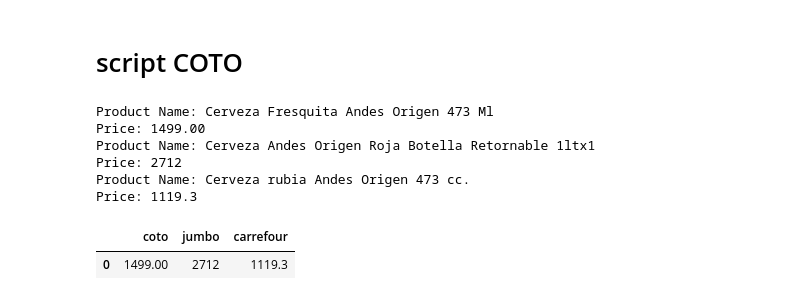
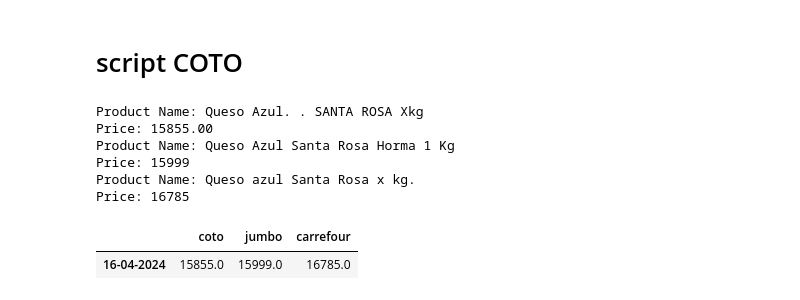
Before and after one commit to polybius12/web_scraping, a Jupyter notebook: scraping_raw.ipynb, the cells around one changed output. Cells and saved outputs as stored; diff of their text form; code cells hidden in the pictures.

```diff
--- a/scraping_raw.ipynb
+++ b/scraping_raw.ipynb
@@ -17,19 +26,5 @@ articulos = {'coto':
            }
 # %%
-# def get_coto(url):
-
-#     headers = {'User-Agent': 'Mozilla/5.0 (X11; Linux x86_64) AppleWebKit/537.36 (KHTML, like Gecko) Chrome/51.0.2704.103 Safari/537.36'}
-#     response = requests.get(url, headers=headers)
-
-#     soup = BeautifulSoup(response.content, 'html.parser')
-
-#     product_name = soup.find('h1', class_='product_page').get_text(strip=True)
-#     product_price = soup.find('span', class_='atg_store_newPrice').get_text(strip=True).replace('$', '').replace('.', '').replace(',', '.')
-
-#     print(f'Product Name: {product_name}')
-#     print(f'Price: {product_price}')
-#     return product_price
-
 def get_coto(url):
     headers = {
         'User-Agent': 'Mozilla/5.0 (X11; Linux x86_64) AppleWebKit/537.36 (KHTML, like Gecko) Chrome/51.0.2704.103 Safari/537.36'
@@ -75,7 +70,7 @@ def get_jumbo(url):
             return product_price
 
         else:
-            print('Product data in JSON-LD format not found.')
+            print('Product data in JSON format not found.')
     else:
         print(f'Failed to retrieve webpage, status code: {response.status_code}')
 
@@ -95,20 +90,40 @@ def create_df(articulos, product_key):
             if store in store_function_mapping:
                 get_function = store_function_mapping[store]
                 product_price = get_function(products[product_key])
-                data_dict[store] = product_price
+                data_dict[store] = float(product_price)
 
     df = pd.DataFrame([data_dict])
+    current_date = datetime.now().strftime('%d-%m-%Y')
+    df.index = [current_date]
 
     return df
+
+def mock_data_random_decrease(df, days_back, percentage_decrease_min, percentage_decrease_max):
+    new_df = df.copy()
+
+    new_df.index = pd.to_datetime(new_df.index, format='%d-%m-%Y')
+    last_known_prices = new_df.iloc[-1]
+
+    for day in range(1, days_back + 1):
+        random_decrease = random.uniform(percentage_decrease_min, percentage_decrease_max) / 100
+        past_date = new_df.index[-1] - timedelta(days=1)
+        decreased_prices = last_known_prices * (1 - random_decrease)
+        new_df.loc[past_date] = decreased_prices
+        last_known_prices = decreased_prices
+    new_df.sort_index(ascending=True, inplace=True)
+
+    return new_df
+# %%
+item = 'queso_azul'
 # %%
-df_cerveza_prices = create_df(articulos, 'cerveza')
-df_cerveza_prices
+df_cerveza = create_df(articulos, item)
+df_cerveza
 # %% [output]
-Product Name: Cerveza Fresquita Andes Origen 473 Ml
-Price: 1499.00
-Product Name: Cerveza Andes Origen Roja Botella Retornable 1ltx1
-Price: 2712
-Product Name: Cerveza rubia Andes Origen 473 cc.
-Price: 1119.3
+Product Name: Queso Azul. . SANTA ROSA Xkg
+Price: 15855.00
+Product Name: Queso Azul Santa Rosa Horma 1 Kg
+Price: 15999
+Product Name: Queso azul Santa Rosa x kg.
+Price: 16785
 |  | coto | jumbo | carrefour |
-| 0 | 1499.00 | 2712 | 1119.3 |
+| 16-04-2024 | 15855.0 | 15999.0 | 16785.0 |
```
Also changed, not shown: parts of 5 cells of this notebook.
